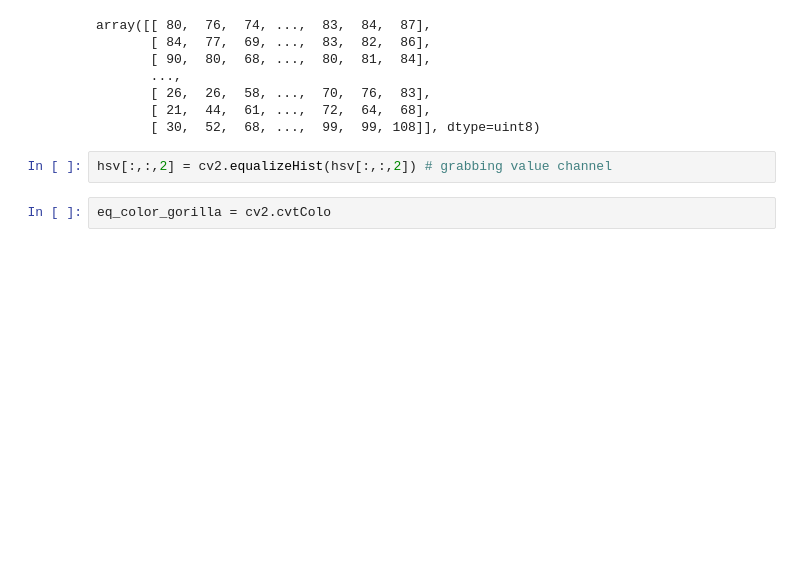
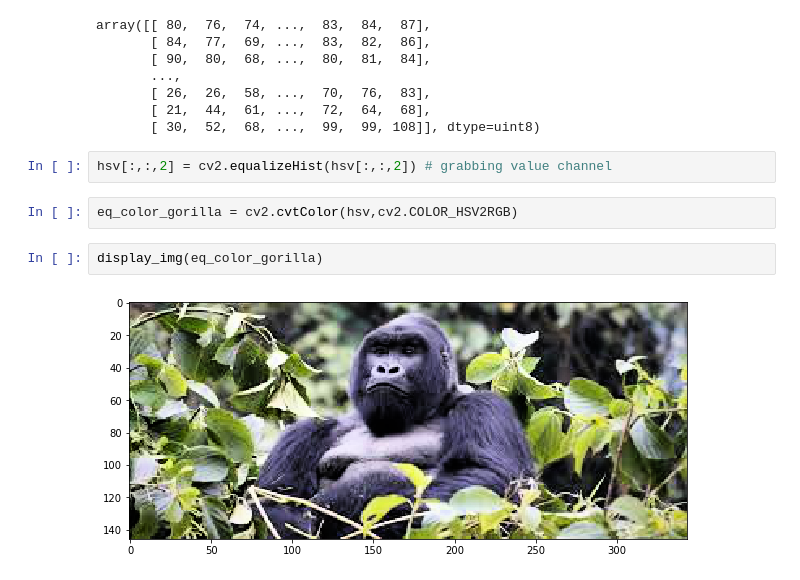
Before and after one commit to SifatIbna/openCV, a Jupyter notebook: color histograms.ipynb, the cells around one changed output. Saved outputs shown, nothing was run; the diff lists cells and outputs as text; blank space fills up the shorter version.

Commit message:
drawing histograms based on the color in the images -- updated

```diff
--- a/color histograms.ipynb
+++ b/color histograms.ipynb
@@ -170,5 +170,9 @@ array([[ 80,  76,  74, ...,  83,  84,  87],
        [ 30,  52,  68, ...,  99,  99, 108]], dtype=uint8)
 # %%
 hsv[:,:,2] = cv2.equalizeHist(hsv[:,:,2]) # grabbing value channel
-# %%
-eq_color_gorilla = cv2.cvtColo
+# %%
+eq_color_gorilla = cv2.cvtColor(hsv,cv2.COLOR_HSV2RGB)
+# %%
+display_img(eq_color_gorilla)
+# %% [output]
+[figure, added]
```
